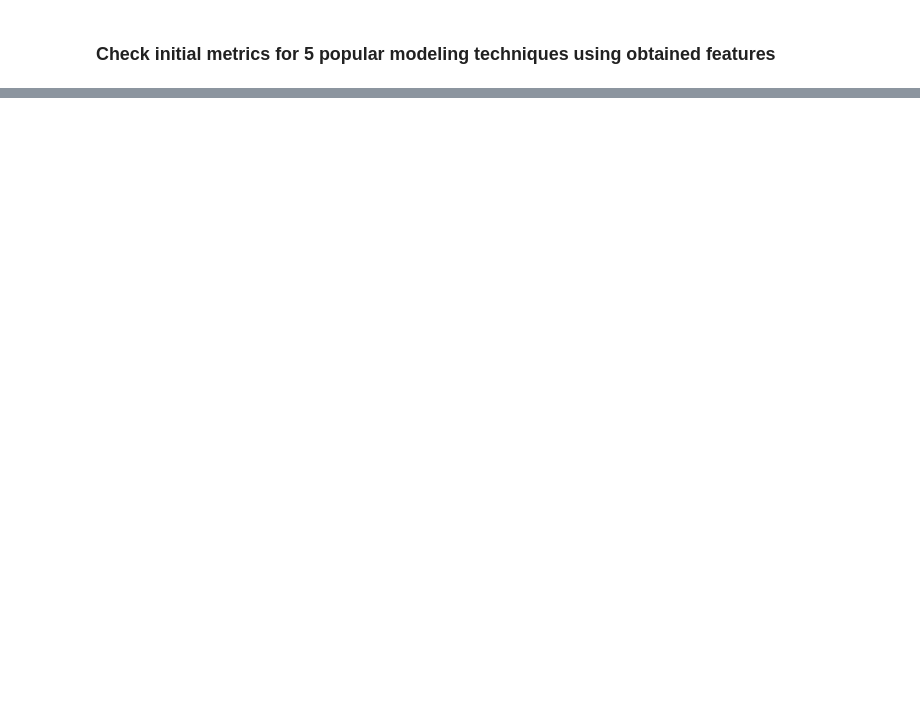
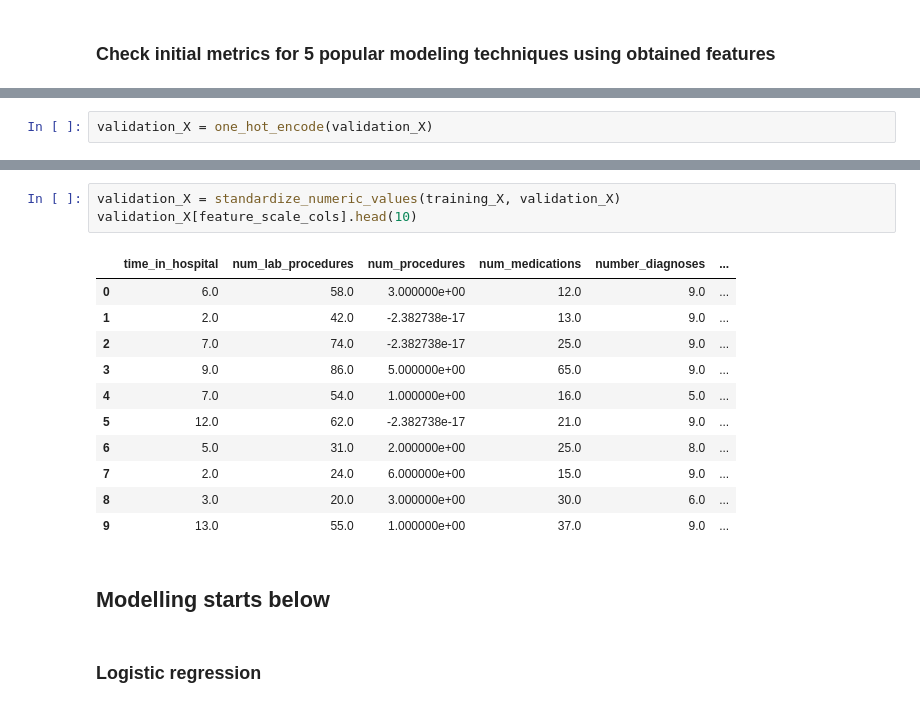
Before and after one commit to ace-racer/ClinicalHealthCareAnalytics, a Jupyter notebook: modeling/Diabetes Readmission prediction using ensemble modeling techniques.ipynb, the cells around one changed output, grey strips where cells are left out. Saved outputs shown, nothing was run; the diff lists cells and outputs as text; blank space fills up the shorter version.

```diff
--- a/modeling/Diabetes Readmission prediction using ensemble modeling techniques.ipynb
+++ b/modeling/Diabetes Readmission prediction using ensemble modeling techniques.ipynb
@@ -35,0 +99,2 @@ Name: readmitted2, dtype: object
+# %%
+validation_X = one_hot_encode(validation_X)
@@ -35,0 +167,19 @@ Name: readmitted2, dtype: object
+# %%
+validation_X = standardize_numeric_values(training_X, validation_X)
+validation_X[feature_scale_cols].head(10)
+# %% [output]
+|  | time_in_hospital | num_lab_procedures | num_procedures | num_medications | number_diagnoses | ... |
+| 0 | 6.0 | 58.0 | 3.000000e+00 | 12.0 | 9.0 | ... |
+| 1 | 2.0 | 42.0 | -2.382738e-17 | 13.0 | 9.0 | ... |
+| 2 | 7.0 | 74.0 | -2.382738e-17 | 25.0 | 9.0 | ... |
+| 3 | 9.0 | 86.0 | 5.000000e+00 | 65.0 | 9.0 | ... |
+| 4 | 7.0 | 54.0 | 1.000000e+00 | 16.0 | 5.0 | ... |
+| 5 | 12.0 | 62.0 | -2.382738e-17 | 21.0 | 9.0 | ... |
+| 6 | 5.0 | 31.0 | 2.000000e+00 | 25.0 | 8.0 | ... |
+| 7 | 2.0 | 24.0 | 6.000000e+00 | 15.0 | 9.0 | ... |
+| 8 | 3.0 | 20.0 | 3.000000e+00 | 30.0 | 6.0 | ... |
+| 9 | 13.0 | 55.0 | 1.000000e+00 | 37.0 | 9.0 | ... |
+# %% [markdown]
+## Modelling starts below
+# %% [markdown]
+### Logistic regression
```
Also changed, not shown: parts of 17 cells of this notebook.
